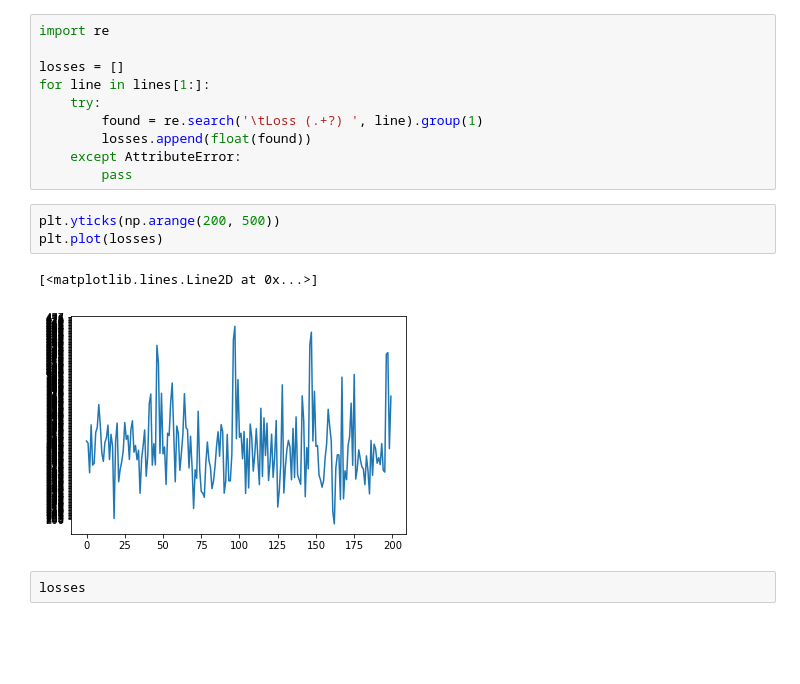
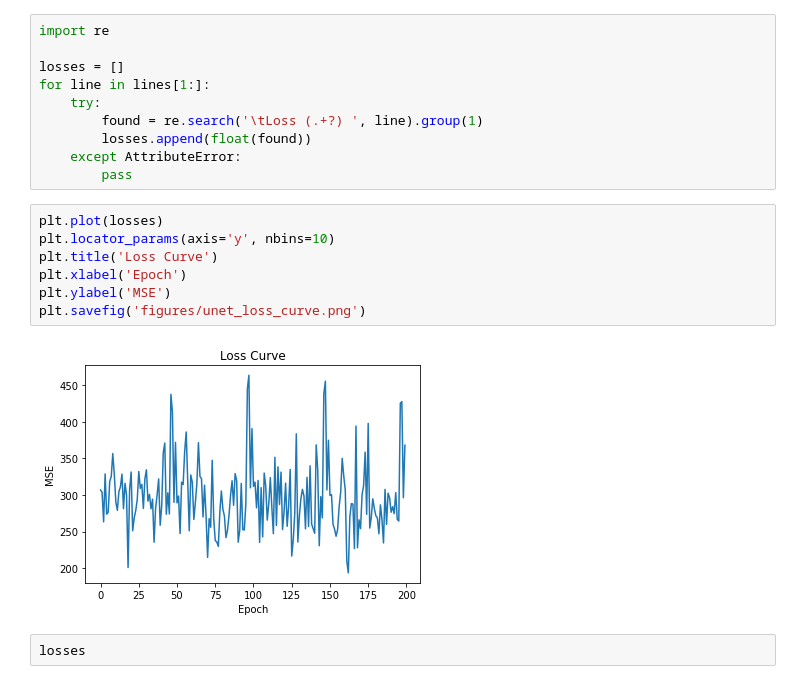
Before and after one commit to keviny2/stpt2imc, a Jupyter notebook: sandbox.ipynb, the cells around one changed output. Saved outputs shown, nothing was run; the diff lists cells and outputs as text; blank space fills up the shorter version.

Commit message:
plotted loss curve

```diff
--- a/sandbox.ipynb
+++ b/sandbox.ipynb
@@ -20,11 +20,14 @@ for line in lines[1:]:
         losses.append(float(found))
     except AttributeError:
         pass
-# %%
-plt.yticks(np.arange(200, 500))
-plt.plot(losses)
-# %% [output]
-[<matplotlib.lines.Line2D at 0x...>]
-[figure, removed]
+# %%
+plt.plot(losses)
+plt.locator_params(axis='y', nbins=10)
+plt.title('Loss Curve')
+plt.xlabel('Epoch')
+plt.ylabel('MSE')
+plt.savefig('figures/unet_loss_curve.png')
+# %% [output]
+[figure, added]
 # %%
 losses
```
Also changed, not shown: 3 other files.
